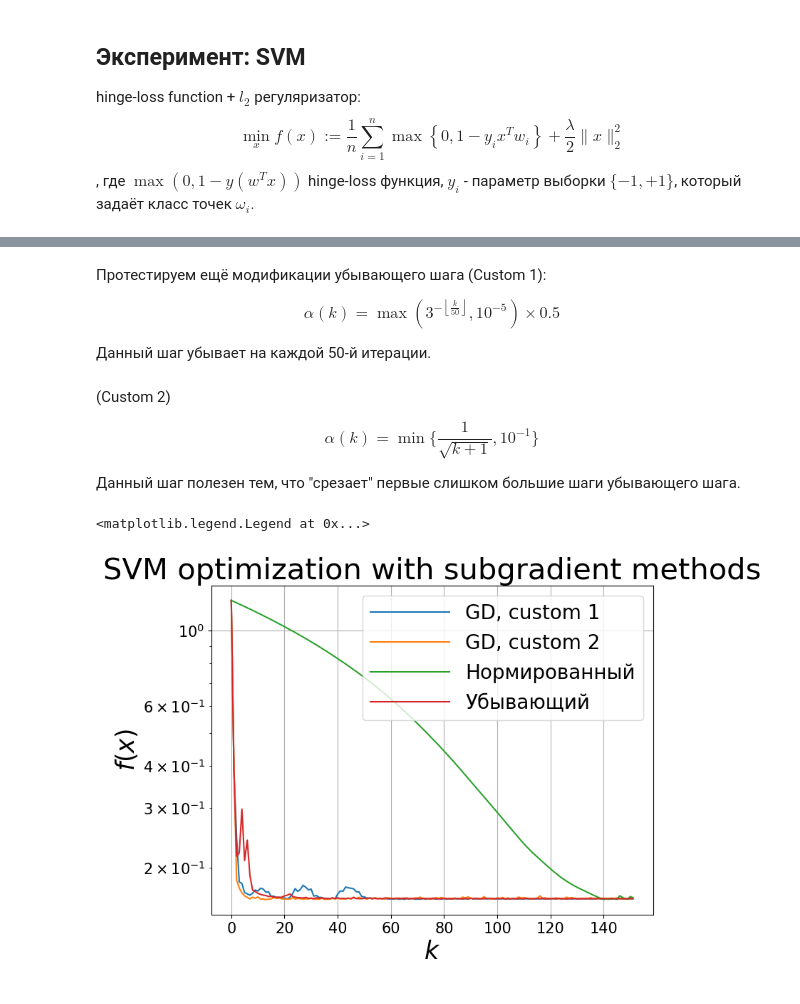
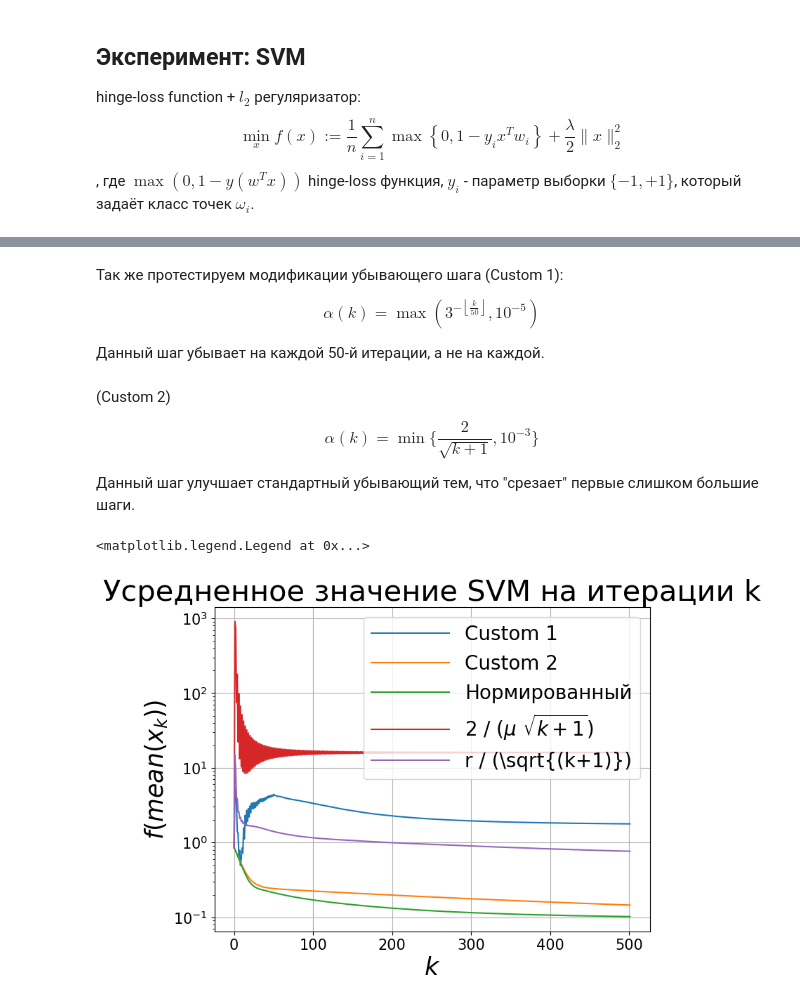
Before and after one commit to DredderGun/math_opt_course, a Jupyter notebook: lesson4_non_smooth_obj/sem3_subgrad.ipynb, the cells around one changed output, grey strips where cells are left out. Saved outputs shown, nothing was run; the diff lists cells and outputs as text; code cells hidden in the pictures.

Commit message:
Sem subgradient changes

```diff
--- a/lesson4_non_smooth_obj/sem3_subgrad.ipynb
+++ b/lesson4_non_smooth_obj/sem3_subgrad.ipynb
@@ -407,8 +424,8 @@ def svm_subgradient(x, W, y, lam):
     return g
 # %%
 rng = np.random.default_rng(42)
-n=200
-d=10
+n=400
+d=120
 noise=0.05
 
 W_pos = rng.normal(loc=+1.0, scale=1.0, size=(n // 2, d))
@@ -422,60 +453,81 @@ y[flip] *= -1
 # %% [markdown]
-Протестируем ещё модификации убывающего шага (Custom 1):
+Так же протестируем модификации убывающего шага (Custom 1):
 
 $$
-\alpha(k) = \max\left(3^{-\left\lfloor\frac{k}{50}\right\rfloor}, 10^{-5}\right) \times 0.5
+\alpha(k) = \max\left(3^{-\left\lfloor\frac{k}{50}\right\rfloor}, 10^{-5}\right)
 $$
 
-Данный шаг убывает на каждой 50-й итерации.
+Данный шаг убывает на каждой 50-й итерации, а не на каждой.
 # %%
 def alpha_function1(k):
-    return max(3**(-k//50), 1e-5)*0.5
+    return max(3**(-k//50), 1e-5)
 # %% [markdown]
 (Custom 2)
 
 $$
-\alpha(k) = \min \{ \frac{1}{\sqrt{k+1}}, 10^{-1} \}
+\alpha(k) = \min \{ \frac{2}{\sqrt{k+1}}, 10^{-3} \}
 $$
 
-Данный шаг полезен тем, что "срезает" первые слишком большие шаги убывающего шага.
+Данный шаг улучшает стандартный убывающий тем, что "срезает" первые слишком большие шаги.
 # %%
 def alpha_function2(k):
-    return min(1 / (k+1)**(0.5), 1e-1)
+    return min(2 / (k+1)**(0.5), 1e-3)
+# %%
+# Усредненное значение на каждой итерации
+def make_prehandler(f):
+    def handler(hist_log):
+        xs, ts = zip(*hist_log)
+        xs = np.array(xs)
+
+        N = len(xs)
+        out = []
+
+        for n in range(1, N + 1):
+            k = np.arange(1, n + 1)
+            weights = 2 * k / (n * (n + 1))
+            x_avg = np.sum(xs[:n] * weights[:, None], axis=0)
+            out.append((f(x_avg), ts[n - 1]))
+
+        return out
+
+    return handler
 # %%
 %matplotlib inline
 lam= 0.1
 epsilon = 1e-6
-max_iter = 150
+max_iter = 500
 x0 = rng.normal(scale=0.1, size=d)
 svm_f = lambda x: svm_objective(x, W, y, lam=lam)
 svm_subg = lambda x: svm_subgradient(x, W, y, lam=lam)
 
 fig, ax = plt.subplots(figsize=(8, 6))
 
 methods = [
-    GradientDescent(SeqStepSize(alpha_function=alpha_function1), name="GD, custom 1"),
-    GradientDescent(SeqStepSize(alpha_function=alpha_function2), name="GD, custom 2"),
+    GradientDescent(SeqStepSize(alpha_function=alpha_function1), name="Custom 1"),
+    GradientDescent(SeqStepSize(alpha_function=alpha_function2), name="Custom 2"),
     GradientDescent(ScaledConstantStepSize(1e-2), name="Нормированный"),
-    GradientDescent(SeqStepSize(d=0.5, alpha0=0.5), name="Убывающий"),
+    GradientDescent(SeqStepSize(d=0.5, alpha0=2 / lam), name="2 / ($\mu$ $\sqrt{k+1}$)"),
+    GradientDescent(SeqStepSize(d=1.0, alpha0=2), name="r / (\sqrt{(k+1)})"),
 ]
 
 for method in methods:
     method.history = []
     method.solve(x0, svm_f, svm_subg, tol=epsilon, max_iter=max_iter)
 
-funcx = lambda x: svm_f(x)
+funcx = lambda x: x
+prehandler = make_prehandler(svm_f)
 for method in methods:
     xhistory = method.history
     if not xhistory: continue
-    iters, values = parse_logs(xhistory, ret_time=False, funcx=funcx)
+    iters, values = parse_logs(xhistory, ret_time=False, funcx=funcx, prehandler=prehandler)
     ax.semilogy(iters, values, label=method.name, linewidth=1.5)
 
-title = "SVM optimization with subgradient methods"
+title = "Усредненное значение SVM на итерации k"
 ax.grid()
-ax.set_ylabel(r"$f(x)$")
+ax.set_ylabel(r"$f(mean(x_k))$")
 ax.set_xlabel(r"$k$")
 ax.set_title(title)
 ax.legend()
 # %% [output]
 <matplotlib.legend.Legend at 0x...>
-[figure, old version]
+[figure, new version]
```
Also changed, not shown: parts of 12 cells of this notebook.
